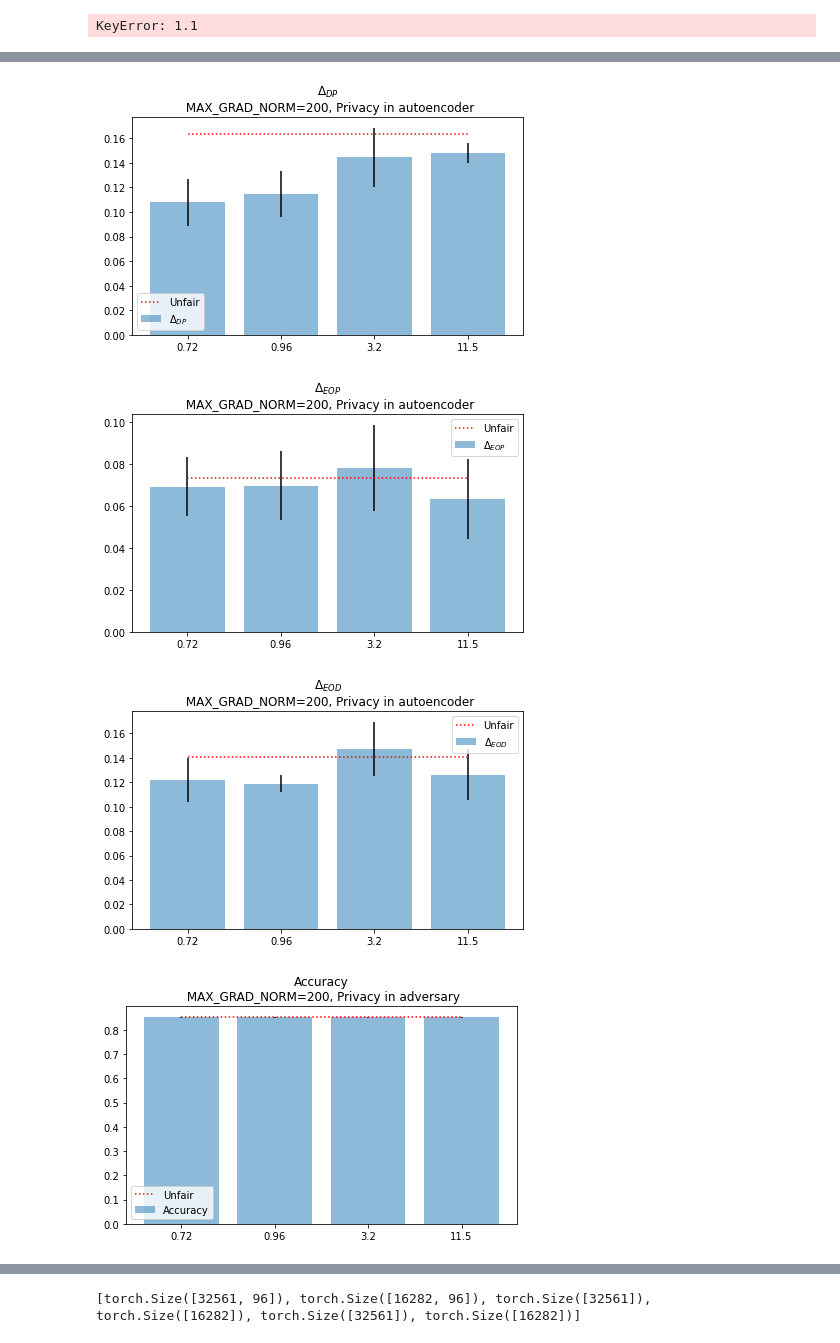
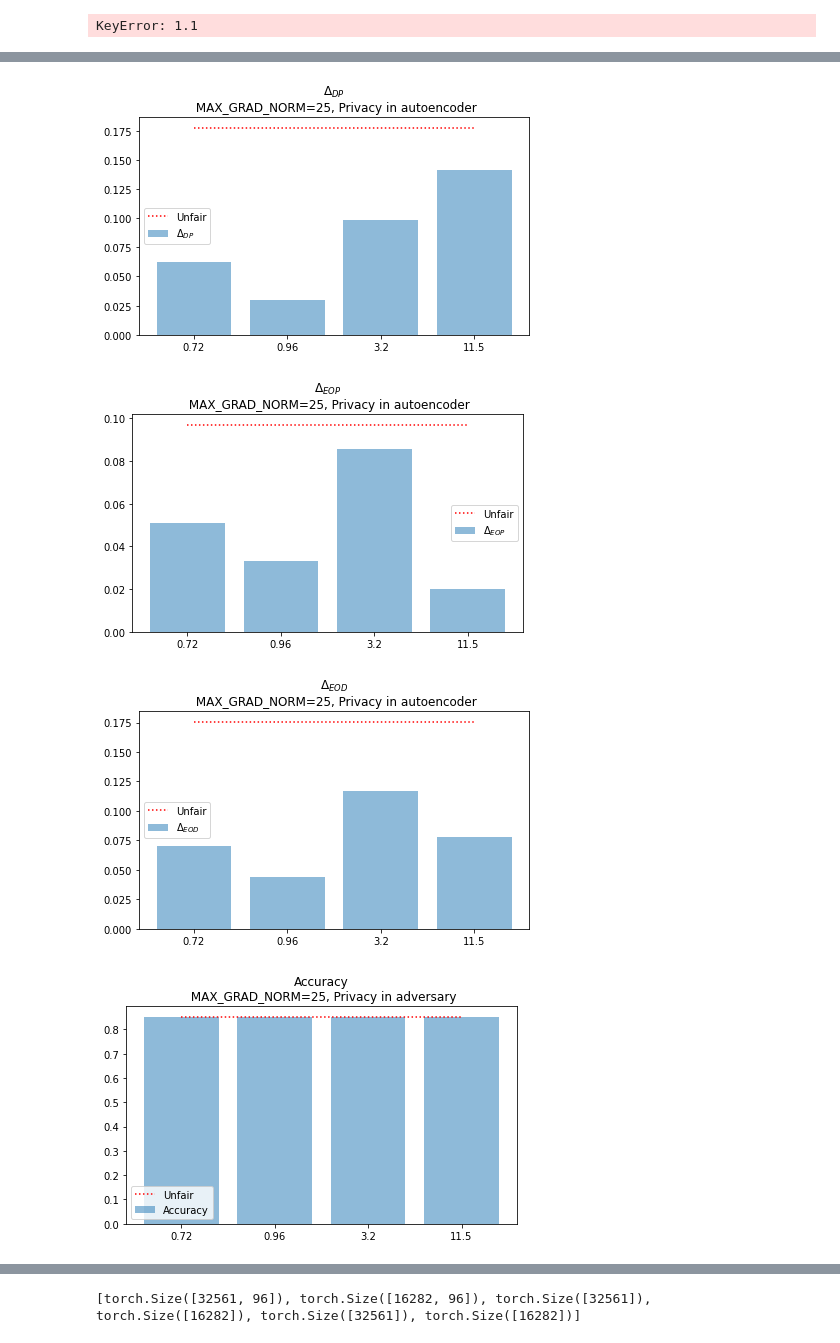
Before and after one commit to Eponeshnikov/DPFairDeepLearning, a Jupyter notebook: postprocessing.ipynb, the cells around one changed output, grey strips where cells are left out. Cells and saved outputs as stored; diff of their text form; code cells hidden in the pictures.

```diff
--- a/postprocessing.ipynb
+++ b/postprocessing.ipynb
@@ -1,7 +1,7 @@
 # %%
 from clearml import Task
 
-dataset = 'Adult_1_s'
+dataset = 'Adult_1'
 task_filter={
     # filter out archived Tasks
     'system_tags': ['-archived'],
@@ -25,7 +25,7 @@ len(task_list)
 # %%
-MAX_GRAD_NORMS = [200]
+MAX_GRAD_NORMS = [25]
 EPSILONS = [11.5, 3.2, 0.96, 0.72]
-components = ['autoencoder', 'adversary', 'classifier']
+components = ['autoencoder', 'adversary', 'classifier', '']
 # %%
 import matplotlib.pyplot as plt
 import numpy as np
@@ -96,10 +96,10 @@ for MAX_GRAD_NORM_ in MAX_GRAD_NORMS:
             epoch_ = min(adv_epoch, cl_epoch)
             epoch_ = 180#max(epoch_, 50)
             print('MAX_GRAD_NORM:', MAX_GRAD_NORM, 'component:', component, 'eps:', EPSILON, 'best epoch:', epoch_)
-            acc_, acc_unfair = [i['Accuracy']['LFR']['y'][epoch_] for i in l], [i['Accuracy']['Unfair']['y'][epoch_] for i in l]
-            dp_, dp_unfair = [i['ΔDP']['LFR']['y'][epoch_] for i in l], [i['ΔDP']['Unfair']['y'][epoch_] for i in l]
-            eod_, eod_unfair = [i['ΔEOD']['LFR']['y'][epoch_] for i in l], [i['ΔEOD']['Unfair']['y'][epoch_] for i in l]
-            eop_, eop_unfair = [i['ΔEOP']['LFR']['y'][epoch_] for i in l], [i['ΔEOP']['Unfair']['y'][epoch_] for i in l]
+            acc_, acc_unfair = [i['Accuracy']['LFR test']['y'][epoch_] for i in l], [i['Accuracy']['Unfair test']['y'][epoch_] for i in l]
+            dp_, dp_unfair = [i['ΔDP']['LFR test']['y'][epoch_] for i in l], [i['ΔDP']['Unfair test']['y'][epoch_] for i in l]
+            eod_, eod_unfair = [i['ΔEOD']['LFR test']['y'][epoch_] for i in l], [i['ΔEOD']['Unfair test']['y'][epoch_] for i in l]
+            eop_, eop_unfair = [i['ΔEOP']['LFR test']['y'][epoch_] for i in l], [i['ΔEOP']['Unfair test']['y'][epoch_] for i in l]
 
             acc_list[EPSILON] = (np.mean(acc_), np.std(acc_, ddof=1), np.mean(acc_unfair))
             dp_list[EPSILON] = (np.mean(dp_), np.std(dp_, ddof=1), np.mean(dp_unfair))
@@ -179,7 +180,7 @@ for MAX_GRAD_NORM_ in MAX_GRAD_NORMS:
             ax.set_xticklabels([str(i) for i in sorted(EPSILONS_)])
             ax.set_title(title)
             ax.plot(np.arange(len(EPSILONS_)), unfair[p], label="Unfair", linestyle='dotted', color='red') if len(EPSILONS_) > 1\
-            else ax.plot(np.arange(len(EPSILONS_) + 1), [unfair[p], unfair[p]], label="Unfair", linestyle='dotted', color='red')
+            else ax.plot(np.arange(-1, len(EPSILONS_) + 1), [unfair[p], unfair[p], unfair[p]], label="Unfair", linestyle='dotted', color='red')
             ax.legend()
             plt.show()
 # %% [output]
@@ -187,4 +188,4 @@ for MAX_GRAD_NORM_ in MAX_GRAD_NORMS:
-[figure, old version]
+[figure, new version]
-[figure, old version]
+[figure, new version]
-[figure, old version]
+[figure, new version]
-[figure, old version]
+[figure, new version]
```
Also changed, not shown: parts of 3 cells of this notebook, 3 other files.
